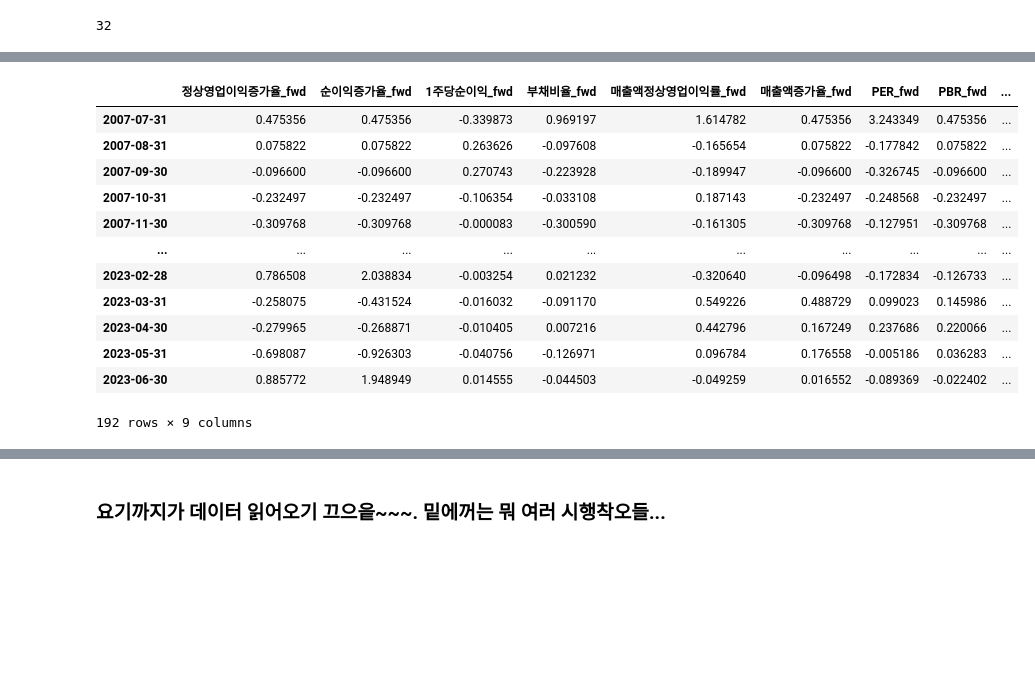
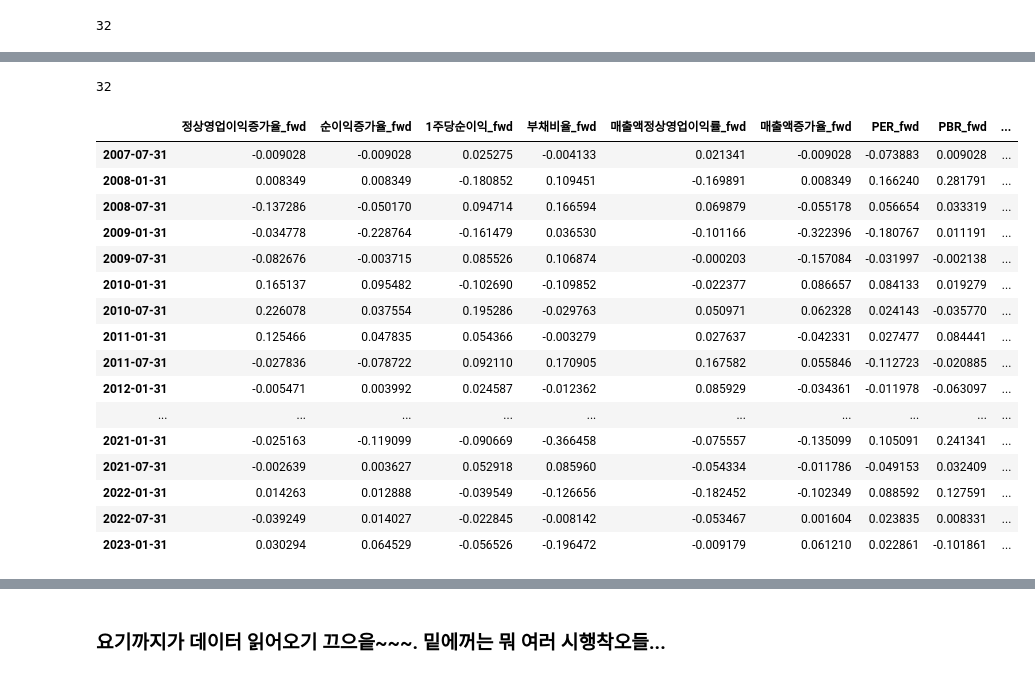
Before and after one commit to Meermeer/Projects, a Jupyter notebook: 사후수익률뽑자.ipynb, the cells around one changed output, grey strips where cells are left out. Cells and saved outputs as stored; diff of their text form; code cells hidden in the pictures; blank space fills up the shorter version.

```diff
--- a/사후수익률뽑자.ipynb
+++ b/사후수익률뽑자.ipynb
@@ -132,5 +113,9 @@ rate9 = sl.get_posterior_rate(short_list9, long_list9)
 29번째 기간 읽어오기 완료
 30번째 기간 읽어오기 완료
 31번째 기간 읽어오기 완료
+# %%
+len(rate1)
+# %% [output]
+32
 # %%
 # 약 73분23간의 대장정이 끝났다. 드디어 사후 수익률 데이터를 데이터 프레임으로 만들어보자!
@@ -147,19 +132,3 @@ main_data = pd.DataFrame({
     'PBR_fwd': rate8,
     'PCR_fwd': rate9
 }, index=dates)  # 시계열 데이터를 인덱스로 설정
-# %%
-main_data
-# %% [output]
-|  | 정상영업이익증가율_fwd | 순이익증가율_fwd | 1주당순이익_fwd | 부채비율_fwd | 매출액정상영업이익률_fwd | 매출액증가율_fwd | PER_fwd | PBR_fwd | ... |
-| 2007-07-31 | 0.475356 | 0.475356 | -0.339873 | 0.969197 | 1.614782 | 0.475356 | 3.243349 | 0.475356 | ... |
-| 2007-08-31 | 0.075822 | 0.075822 | 0.263626 | -0.097608 | -0.165654 | 0.075822 | -0.177842 | 0.075822 | ... |
-| 2007-09-30 | -0.096600 | -0.096600 | 0.270743 | -0.223928 | -0.189947 | -0.096600 | -0.326745 | -0.096600 | ... |
-| 2007-10-31 | -0.232497 | -0.232497 | -0.106354 | -0.033108 | 0.187143 | -0.232497 | -0.248568 | -0.232497 | ... |
-| 2007-11-30 | -0.309768 | -0.309768 | -0.000083 | -0.300590 | -0.161305 | -0.309768 | -0.127951 | -0.309768 | ... |
-| ... | ... | ... | ... | ... | ... | ... | ... | ... | ... |
-| 2023-02-28 | 0.786508 | 2.038834 | -0.003254 | 0.021232 | -0.320640 | -0.096498 | -0.172834 | -0.126733 | ... |
-| 2023-03-31 | -0.258075 | -0.431524 | -0.016032 | -0.091170 | 0.549226 | 0.488729 | 0.099023 | 0.145986 | ... |
-| 2023-04-30 | -0.279965 | -0.268871 | -0.010405 | 0.007216 | 0.442796 | 0.167249 | 0.237686 | 0.220066 | ... |
-| 2023-05-31 | -0.698087 | -0.926303 | -0.040756 | -0.126971 | 0.096784 | 0.176558 | -0.005186 | 0.036283 | ... |
-| 2023-06-30 | 0.885772 | 1.948949 | 0.014555 | -0.044503 | -0.049259 | 0.016552 | -0.089369 | -0.022402 | ... |
-192 rows × 9 columns
@@ -167,0 +137,20 @@ main_data.to_csv('알파팩터의 사후수익률_인코딩.csv', encoding='cp94
+# %%
+data
+# %% [output]
+|  | 정상영업이익증가율_fwd | 순이익증가율_fwd | 1주당순이익_fwd | 부채비율_fwd | 매출액정상영업이익률_fwd | 매출액증가율_fwd | PER_fwd | PBR_fwd | ... |
+| 2007-07-31 | -0.009028 | -0.009028 | 0.025275 | -0.004133 | 0.021341 | -0.009028 | -0.073883 | 0.009028 | ... |
+| 2008-01-31 | 0.008349 | 0.008349 | -0.180852 | 0.109451 | -0.169891 | 0.008349 | 0.166240 | 0.281791 | ... |
+| 2008-07-31 | -0.137286 | -0.050170 | 0.094714 | 0.166594 | 0.069879 | -0.055178 | 0.056654 | 0.033319 | ... |
+| 2009-01-31 | -0.034778 | -0.228764 | -0.161479 | 0.036530 | -0.101166 | -0.322396 | -0.180767 | 0.011191 | ... |
+| 2009-07-31 | -0.082676 | -0.003715 | 0.085526 | 0.106874 | -0.000203 | -0.157084 | -0.031997 | -0.002138 | ... |
+| 2010-01-31 | 0.165137 | 0.095482 | -0.102690 | -0.109852 | -0.022377 | 0.086657 | 0.084133 | 0.019279 | ... |
+| 2010-07-31 | 0.226078 | 0.037554 | 0.195286 | -0.029763 | 0.050971 | 0.062328 | 0.024143 | -0.035770 | ... |
+| 2011-01-31 | 0.125466 | 0.047835 | 0.054366 | -0.003279 | 0.027637 | -0.042331 | 0.027477 | 0.084441 | ... |
+| 2011-07-31 | -0.027836 | -0.078722 | 0.092110 | 0.170905 | 0.167582 | 0.055846 | -0.112723 | -0.020885 | ... |
+| 2012-01-31 | -0.005471 | 0.003992 | 0.024587 | -0.012362 | 0.085929 | -0.034361 | -0.011978 | -0.063097 | ... |
+| ... | ... | ... | ... | ... | ... | ... | ... | ... | ... |
+| 2021-01-31 | -0.025163 | -0.119099 | -0.090669 | -0.366458 | -0.075557 | -0.135099 | 0.105091 | 0.241341 | ... |
+| 2021-07-31 | -0.002639 | 0.003627 | 0.052918 | 0.085960 | -0.054334 | -0.011786 | -0.049153 | 0.032409 | ... |
+| 2022-01-31 | 0.014263 | 0.012888 | -0.039549 | -0.126656 | -0.182452 | -0.102349 | 0.088592 | 0.127591 | ... |
+| 2022-07-31 | -0.039249 | 0.014027 | -0.022845 | -0.008142 | -0.053467 | 0.001604 | 0.023835 | 0.008331 | ... |
+| 2023-01-31 | 0.030294 | 0.064529 | -0.056526 | -0.196472 | -0.009179 | 0.061210 | 0.022861 | -0.101861 | ... |
```
Also changed, not shown: parts of 14 cells of this notebook, 3 other files.
